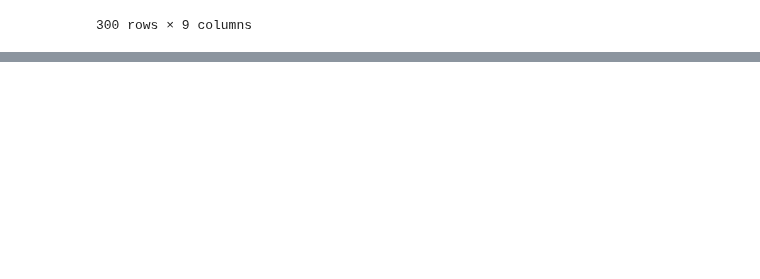
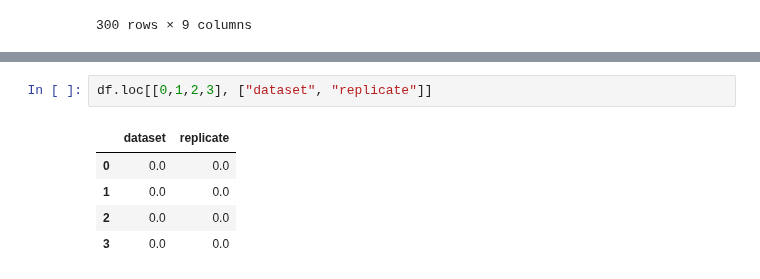
Before and after one commit to joaovaleriano/gLV_OED, a Jupyter notebook: notebooks/analysis.ipynb, the cells around one changed output, grey strips where cells are left out. Drawn from its saved outputs; the diff is of its cells as text; blank space fills up the shorter version.

```diff
--- a/notebooks/analysis.ipynb
+++ b/notebooks/analysis.ipynb
@@ -235,0 +196,8 @@ plt.plot(df_tmp[[i for i in df.columns if "sp" in i]], "-.")
+# %%
+df.loc[[0,1,2,3], ["dataset", "replicate"]]
+# %% [output]
+|  | dataset | replicate |
+| 0 | 0.0 | 0.0 |
+| 1 | 0.0 | 0.0 |
+| 2 | 0.0 | 0.0 |
+| 3 | 0.0 | 0.0 |
```
Also changed, not shown: parts of 6 cells of this notebook.
